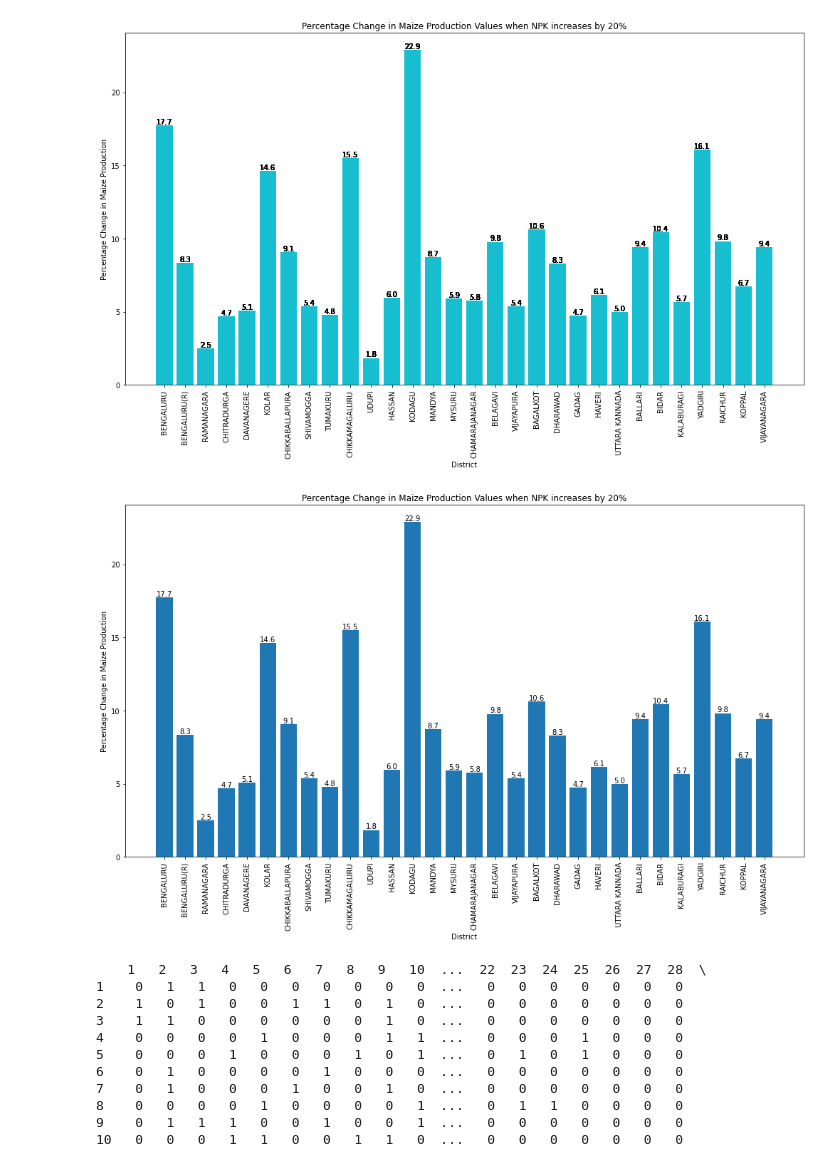
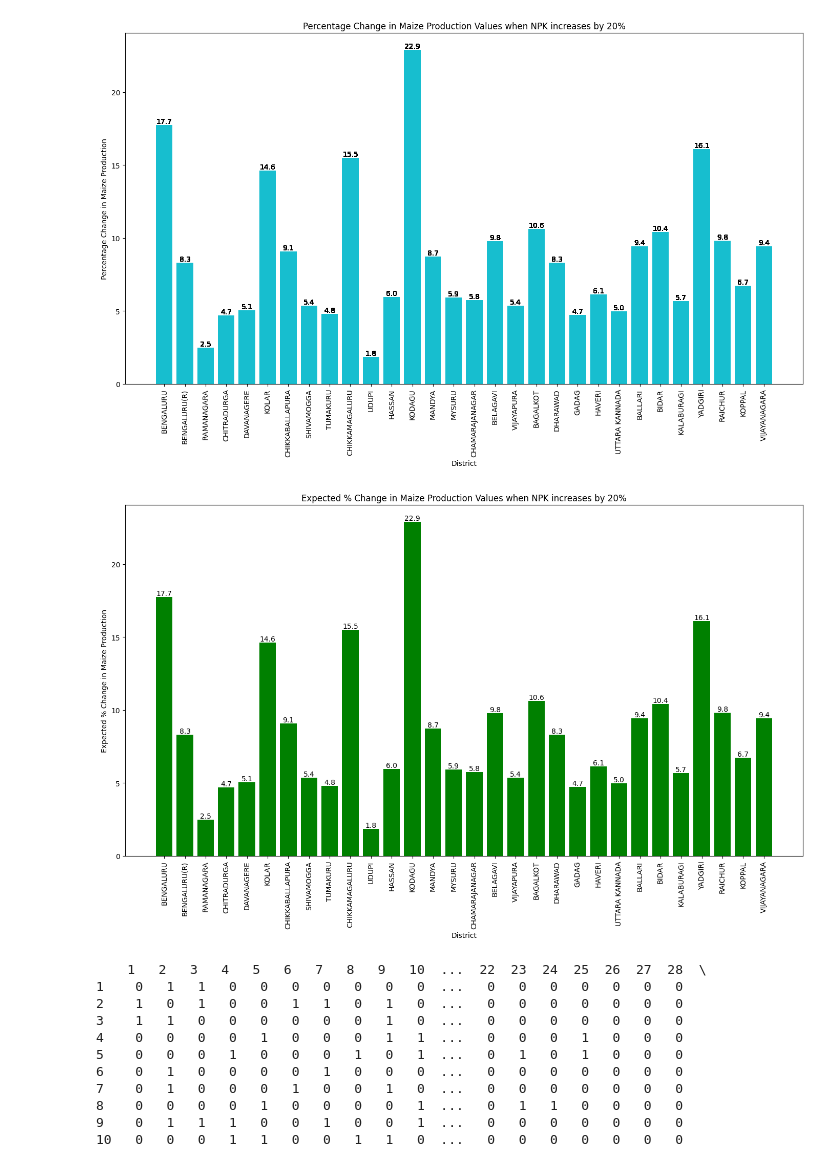
Before and after one commit to WSL-IIITB/WSL_IM_24-25, a Jupyter notebook: 1D_DIA_Maize.ipynb, the cells around one changed output. Drawn from its saved outputs; the diff is of its cells as text; code cells hidden in the pictures.

```diff
--- a/1D_DIA_Maize.ipynb
+++ b/1D_DIA_Maize.ipynb
@@ -16,8 +16,7 @@ Dataset.columns = map(remove_pattern, Dataset.columns)
 param = pd.read_csv('Params/3_Param_Maize_Multicollinearity.csv')
 
 Working_Directory = pd.read_csv('Working_Directory.csv')
-Working_Directory = Working_Directory[['District','Maize_Production','TotalNPK',
-'LivestockCensus_2012_Cattle', 'AreaUnderCereals_Maize','Maize_Ratio']].copy()
+Working_Directory = Working_Directory[['District','Maize_Production','TotalNPK','LivestockCensus_2012_Cattle', 'AreaUnderCereals_Maize','Maize_Ratio']].copy()
 
 for x in param.columns:
     if(x != 'AreaUnderCereals_Maize'):
@@ -338,37 +337,37 @@ def calculate_and_visualize(perturbation, crop, Working_Directory, what,plot = T
     Working_Directory['Percentage Change'] =  ((New_values - Working_Directory[production_col])/Working_Directory[production_col])*100
     Working_Directory = Working_Directory.replace([np.inf, -np.inf], np.nan).dropna(subset=['Percentage Change'])
 
     # Visualization
     if(plot == True):
         plt.figure(figsize=(14, 9))
         bars = plt.bar(Working_Directory['District'],
-                    Working_Directory['Percentage Change'])
+                    Working_Directory['Percentage Change'],color = 'green')
 
         # Add value labels to the bars
         for bar, value in zip(bars, Working_Directory['Percentage Change']):
             plt.text(bar.get_x() + bar.get_width() / 2,
                     bar.get_height(),
                     f'{value:.1f}',
                     ha='center',
                     va='bottom',
                     fontsize=10)
 
         plt.xlabel('District')
-        plt.ylabel(f'Percentage Change in {crop} Production')
-        plt.title(f'Percentage Change in {crop} Production Values when {what} increases by {perturbation}%')
+        plt.ylabel(f'Expected % Change in {crop} Production')
+        plt.title(f'Expected % Change in {crop} Production Values when {what} increases by {perturbation}%')
         plt.xticks(rotation=90)
         plt.tight_layout()
         plt.show()
 
 # Example usage:
 perturbation = 20
 what = 'NPK'  # Factor to be used
 crop = 'Maize'  # Or 'Maize'
 
 # Assuming Working_Directory is a DataFrame that has all necessary columns defined
 calculate_and_visualize(perturbation, crop, Working_Directory, what,plot = True)
 # %% [output]
-[figure, old version]
+[figure, new version]
 # %%
 import pandas as pd
 import numpy as np
```
Also changed, not shown: parts of 2 cells of this notebook, 3 other files.
